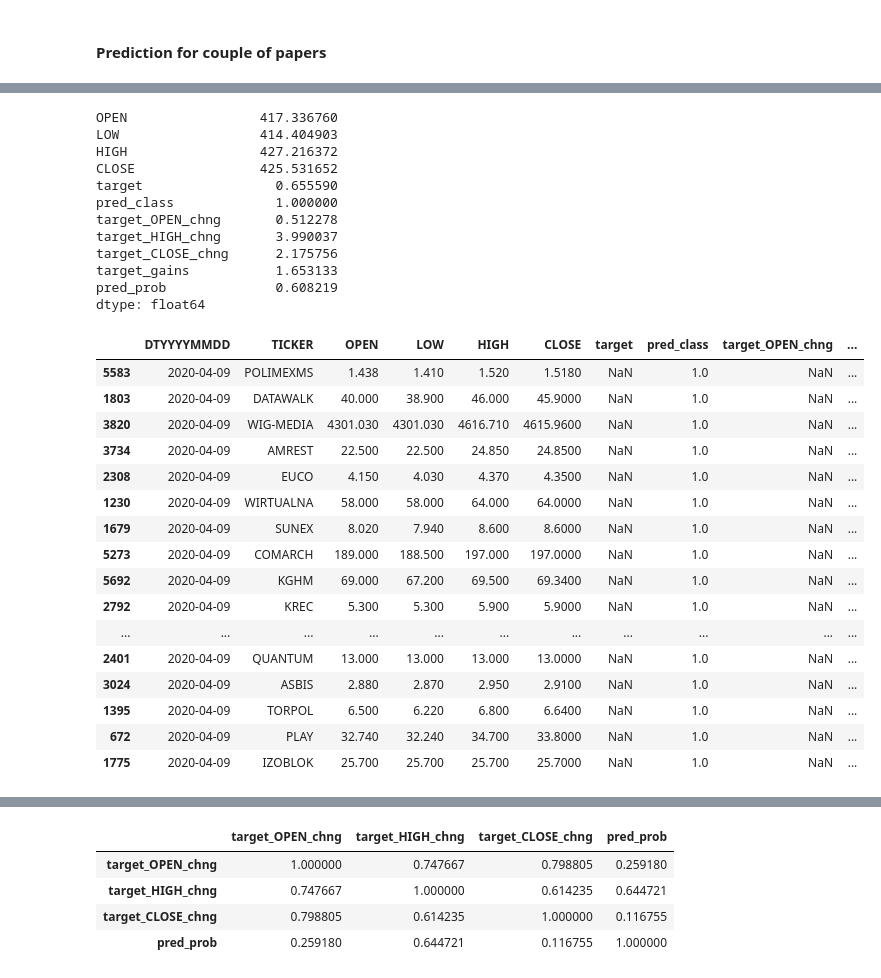
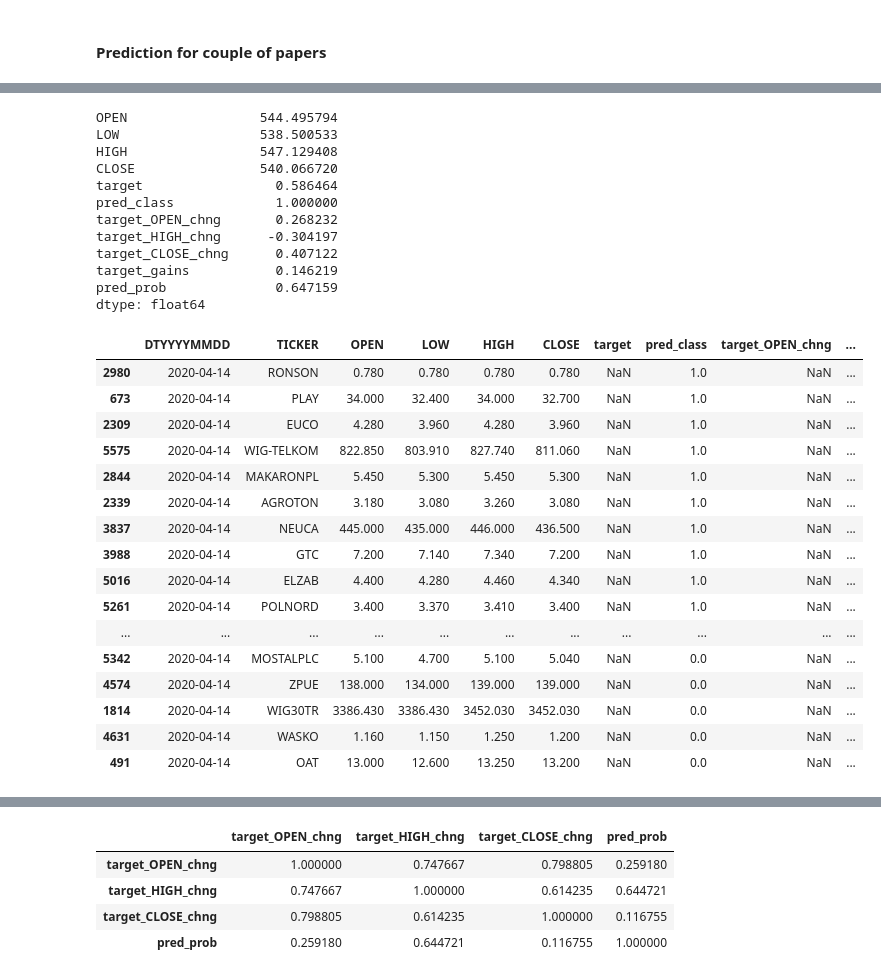
Before and after one commit to showeye/wse_analytics, a Jupyter notebook: bossa.ipynb, the cells around one changed output, grey strips where cells are left out. Saved outputs shown, nothing was run; the diff lists cells and outputs as text; code cells hidden in the pictures.

```diff
--- a/bossa.ipynb
+++ b/bossa.ipynb
@@ -522,7 +502,7 @@ def transform_one_index(df):
 # %%
 df_merged = pd.DataFrame()
 
-for p in tqdm(skaner_df_see.ticker.values):
+for p in tqdm(list(skaner_df_see.ticker.values) + watch):
 
     df = prepare_data(p)
 
@@ -561,7 +541,7 @@ train_cols = train_cols + list(df_indexes_merged.columns)
 
 df = df_merged.copy()
 # %%
-cut_date = '2020-03-13'
+cut_date = '2020-03-01'
 train_data = df.loc[df.index < cut_date,train_cols]
 eval_data = df.loc[df.index >= cut_date,train_cols]
 train_labels = df.loc[df.index < cut_date,'target'].values
@@ -803,7 +759,7 @@ eval_data.groupby('pred_proba').mean()
 # %%
 res = pd.DataFrame()
 # %%
-for p in tqdm(skaner_df_see.ticker.values):
+for p in tqdm(list(skaner_df_see.ticker.values) + watch):
 
     df = prepare_data(p)
     df = transform_one_paper_ch(df)
@@ -840,36 +814,38 @@ res_see = res_see.drop_duplicates()
 # %%
-res_see.loc[res_see.pred_prob > 0.5].groupby('DTYYYYMMDD').mean().mean()
+res_seel = res.sort_values('pred_prob', ascending=False).copy()
+res_seel = res_seel.drop_duplicates()
+res_seel.loc[res_seel.pred_prob > 0.5].groupby('DTYYYYMMDD').mean().mean()
 # %% [output]
-OPEN                 417.336760
-LOW                  414.404903
-HIGH                 427.216372
-CLOSE                425.531652
-target                 0.655590
+OPEN                 544.495794
+LOW                  538.500533
+HIGH                 547.129408
+CLOSE                540.066720
+target                 0.586464
 pred_class             1.000000
-target_OPEN_chng       0.512278
-target_HIGH_chng       3.990037
-target_CLOSE_chng      2.175756
-target_gains           1.653133
-pred_prob              0.608219
+target_OPEN_chng       0.268232
+target_HIGH_chng      -0.304197
+target_CLOSE_chng      0.407122
+target_gains           0.146219
+pred_prob              0.647159
 dtype: float64
 # %%
-res_see.loc[(res_see.pred_prob > 0.5) & (res_see.loc[:,'DTYYYYMMDD'] == '2020-04-09')].sort_values('pred_prob', ascending=False).head(100)
+res_seel.loc[(res_seel.pred_prob > 0) & (res_seel.loc[:,'DTYYYYMMDD'] == '2020-04-14')].sort_values('pred_prob', ascending=False).head(100)
 # %% [output]
 |  | DTYYYYMMDD | TICKER | OPEN | LOW | HIGH | CLOSE | target | pred_class | target_OPEN_chng | ... |
-| 5583 | 2020-04-09 | POLIMEXMS | 1.438 | 1.410 | 1.520 | 1.5180 | NaN | 1.0 | NaN | ... |
-| 1803 | 2020-04-09 | DATAWALK | 40.000 | 38.900 | 46.000 | 45.9000 | NaN | 1.0 | NaN | ... |
-| 3820 | 2020-04-09 | WIG-MEDIA | 4301.030 | 4301.030 | 4616.710 | 4615.9600 | NaN | 1.0 | NaN | ... |
-| 3734 | 2020-04-09 | AMREST | 22.500 | 22.500 | 24.850 | 24.8500 | NaN | 1.0 | NaN | ... |
-| 2308 | 2020-04-09 | EUCO | 4.150 | 4.030 | 4.370 | 4.3500 | NaN | 1.0 | NaN | ... |
-| 1230 | 2020-04-09 | WIRTUALNA | 58.000 | 58.000 | 64.000 | 64.0000 | NaN | 1.0 | NaN | ... |
-| 1679 | 2020-04-09 | SUNEX | 8.020 | 7.940 | 8.600 | 8.6000 | NaN | 1.0 | NaN | ... |
-| 5273 | 2020-04-09 | COMARCH | 189.000 | 188.500 | 197.000 | 197.0000 | NaN | 1.0 | NaN | ... |
-| 5692 | 2020-04-09 | KGHM | 69.000 | 67.200 | 69.500 | 69.3400 | NaN | 1.0 | NaN | ... |
-| 2792 | 2020-04-09 | KREC | 5.300 | 5.300 | 5.900 | 5.9000 | NaN | 1.0 | NaN | ... |
+| 2980 | 2020-04-14 | RONSON | 0.780 | 0.780 | 0.780 | 0.780 | NaN | 1.0 | NaN | ... |
+| 673 | 2020-04-14 | PLAY | 34.000 | 32.400 | 34.000 | 32.700 | NaN | 1.0 | NaN | ... |
+| 2309 | 2020-04-14 | EUCO | 4.280 | 3.960 | 4.280 | 3.960 | NaN | 1.0 | NaN | ... |
+| 5575 | 2020-04-14 | WIG-TELKOM | 822.850 | 803.910 | 827.740 | 811.060 | NaN | 1.0 | NaN | ... |
+| 2844 | 2020-04-14 | MAKARONPL | 5.450 | 5.300 | 5.450 | 5.300 | NaN | 1.0 | NaN | ... |
+| 2339 | 2020-04-14 | AGROTON | 3.180 | 3.080 | 3.260 | 3.080 | NaN | 1.0 | NaN | ... |
+| 3837 | 2020-04-14 | NEUCA | 445.000 | 435.000 | 446.000 | 436.500 | NaN | 1.0 | NaN | ... |
+| 3988 | 2020-04-14 | GTC | 7.200 | 7.140 | 7.340 | 7.200 | NaN | 1.0 | NaN | ... |
+| 5016 | 2020-04-14 | ELZAB | 4.400 | 4.280 | 4.460 | 4.340 | NaN | 1.0 | NaN | ... |
+| 5261 | 2020-04-14 | POLNORD | 3.400 | 3.370 | 3.410 | 3.400 | NaN | 1.0 | NaN | ... |
 | ... | ... | ... | ... | ... | ... | ... | ... | ... | ... | ... |
-| 2401 | 2020-04-09 | QUANTUM | 13.000 | 13.000 | 13.000 | 13.0000 | NaN | 1.0 | NaN | ... |
-| 3024 | 2020-04-09 | ASBIS | 2.880 | 2.870 | 2.950 | 2.9100 | NaN | 1.0 | NaN | ... |
-| 1395 | 2020-04-09 | TORPOL | 6.500 | 6.220 | 6.800 | 6.6400 | NaN | 1.0 | NaN | ... |
-| 672 | 2020-04-09 | PLAY | 32.740 | 32.240 | 34.700 | 33.8000 | NaN | 1.0 | NaN | ... |
-| 1775 | 2020-04-09 | IZOBLOK | 25.700 | 25.700 | 25.700 | 25.7000 | NaN | 1.0 | NaN | ... |
+| 5342 | 2020-04-14 | MOSTALPLC | 5.100 | 4.700 | 5.100 | 5.040 | NaN | 0.0 | NaN | ... |
+| 4574 | 2020-04-14 | ZPUE | 138.000 | 134.000 | 139.000 | 139.000 | NaN | 0.0 | NaN | ... |
+| 1814 | 2020-04-14 | WIG30TR | 3386.430 | 3386.430 | 3452.030 | 3452.030 | NaN | 0.0 | NaN | ... |
+| 4631 | 2020-04-14 | WASKO | 1.160 | 1.150 | 1.250 | 1.200 | NaN | 0.0 | NaN | ... |
+| 491 | 2020-04-14 | OAT | 13.000 | 12.600 | 13.250 | 13.200 | NaN | 0.0 | NaN | ... |
 # %%
```
Also changed, not shown: parts of 41 cells of this notebook.
